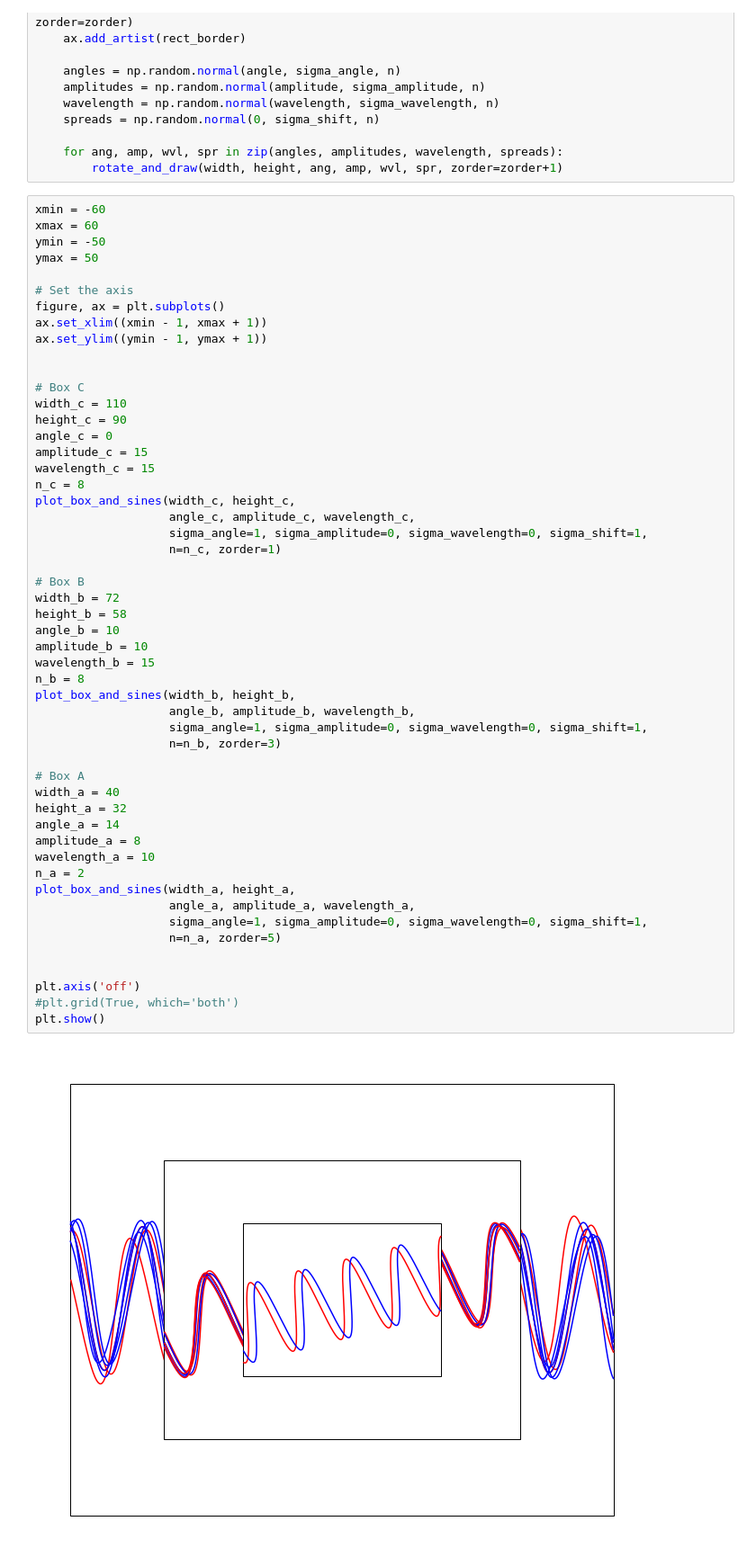
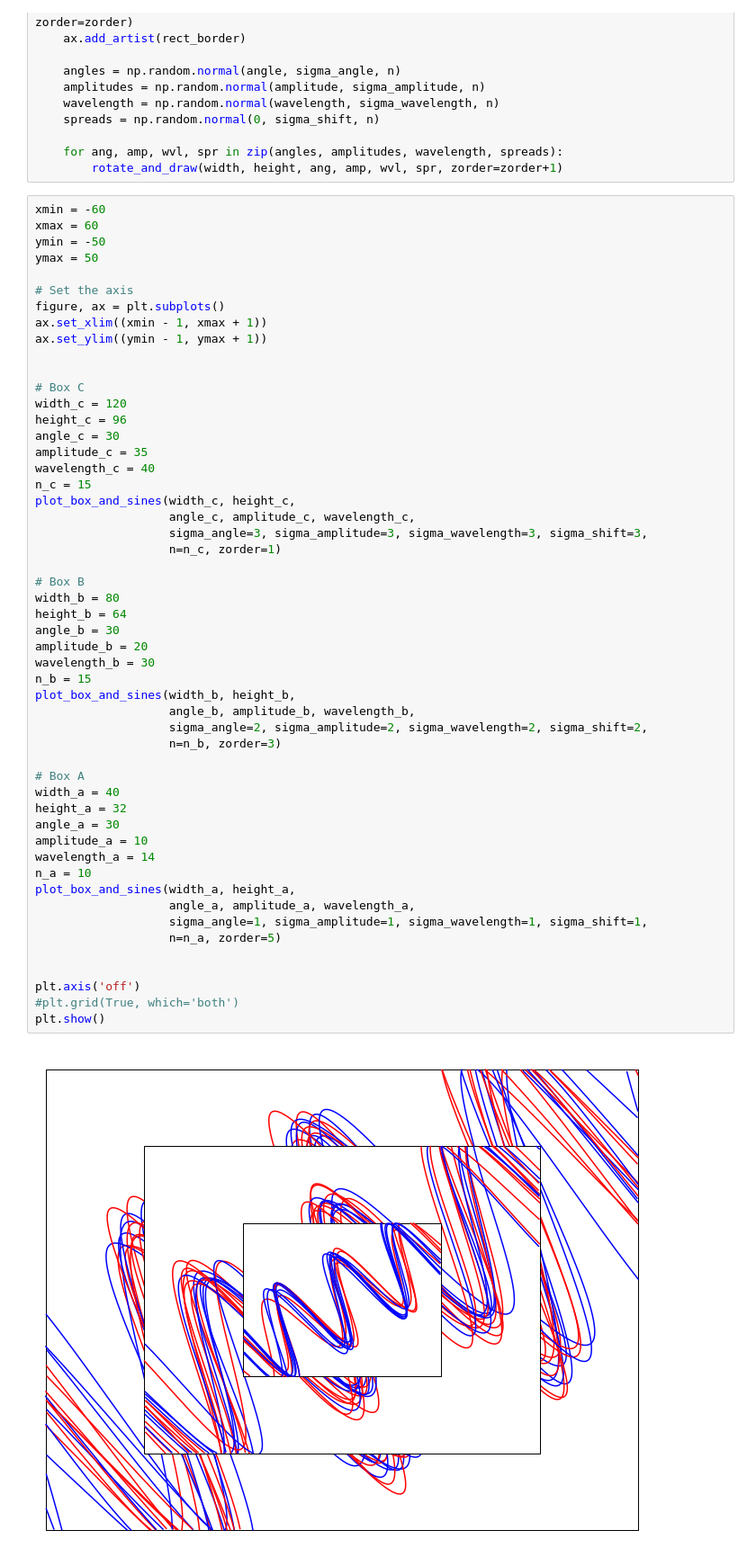
Before and after one commit to ej-white/gallery, a Jupyter notebook: sines.ipynb, the cells around one changed output. Shown at 90% size. Cells and saved outputs as stored; diff of their text form.

Commit message:
saved a good plot

```diff
--- a/sines.ipynb
+++ b/sines.ipynb
@@ -75,50 +75,50 @@ ymin = -50
 ymax = 50
 
 # Set the axis
 figure, ax = plt.subplots()
 ax.set_xlim((xmin - 1, xmax + 1))
 ax.set_ylim((ymin - 1, ymax + 1))
 
 
 # Box C
-width_c = 110
-height_c = 90
-angle_c = 0
-amplitude_c = 15
-wavelength_c = 15
-n_c = 8
+width_c = 120
+height_c = 96
+angle_c = 30
+amplitude_c = 35
+wavelength_c = 40
+n_c = 15
 plot_box_and_sines(width_c, height_c,
                    angle_c, amplitude_c, wavelength_c,
-                   sigma_angle=1, sigma_amplitude=0, sigma_wavelength=0, sigma_shift=1,
+                   sigma_angle=3, sigma_amplitude=3, sigma_wavelength=3, sigma_shift=3,
                    n=n_c, zorder=1)
 
 # Box B
-width_b = 72
-height_b = 58
-angle_b = 10
-amplitude_b = 10
-wavelength_b = 15
-n_b = 8
+width_b = 80
+height_b = 64
+angle_b = 30
+amplitude_b = 20
+wavelength_b = 30
+n_b = 15
 plot_box_and_sines(width_b, height_b,
                    angle_b, amplitude_b, wavelength_b,
-                   sigma_angle=1, sigma_amplitude=0, sigma_wavelength=0, sigma_shift=1,
+                   sigma_angle=2, sigma_amplitude=2, sigma_wavelength=2, sigma_shift=2,
                    n=n_b, zorder=3)
 
 # Box A
 width_a = 40
 height_a = 32
-angle_a = 14
-amplitude_a = 8
-wavelength_a = 10
-n_a = 2
+angle_a = 30
+amplitude_a = 10
+wavelength_a = 14
+n_a = 10
 plot_box_and_sines(width_a, height_a,
                    angle_a, amplitude_a, wavelength_a,
-                   sigma_angle=1, sigma_amplitude=0, sigma_wavelength=0, sigma_shift=1,
+                   sigma_angle=1, sigma_amplitude=1, sigma_wavelength=1, sigma_shift=1,
                    n=n_a, zorder=5)
 
 
 plt.axis('off')
 #plt.grid(True, which='both')
 plt.show()
 # %% [output]
-[figure, old version]
+[figure, new version]
```
Also changed, not shown: parts of 4 cells of this notebook, 2 other files.
